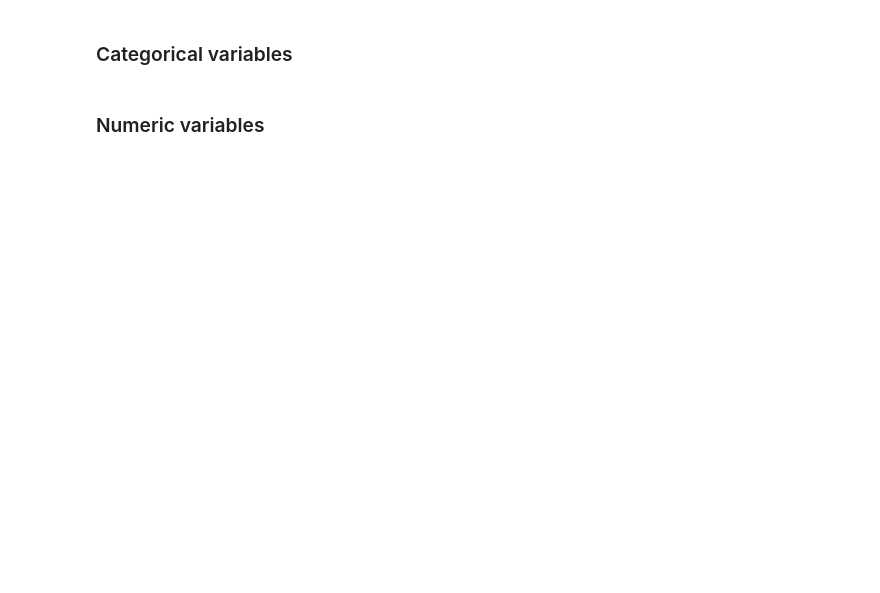
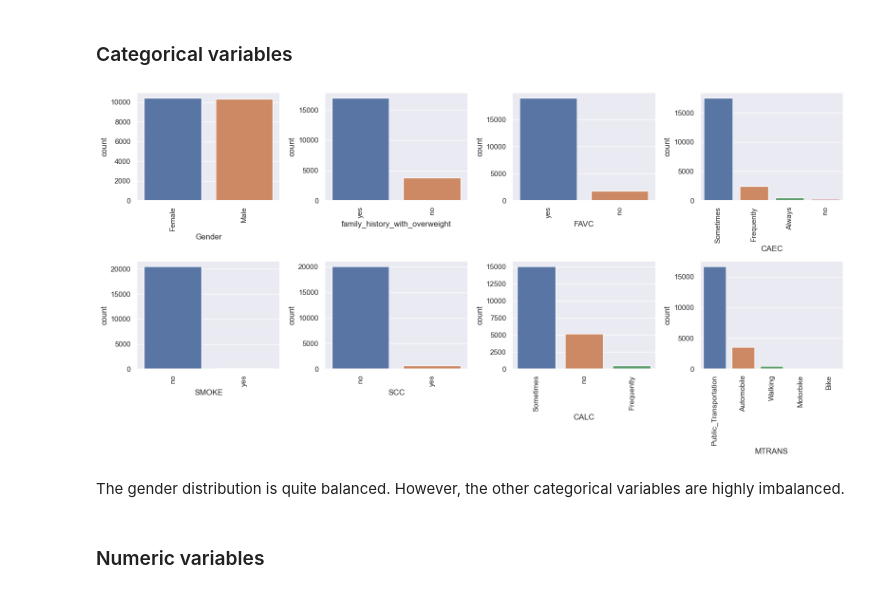
Before and after one commit to lu-julia/data-science-projects, a Jupyter notebook: Obesity Risk Prediction/obesity_risk_prediction.ipynb, the cells around one changed output. Saved outputs shown, nothing was run; the diff lists cells and outputs as text; code cells hidden in the pictures; blank space fills up the shorter version.

```diff
--- a/Obesity Risk Prediction/obesity_risk_prediction.ipynb
+++ b/Obesity Risk Prediction/obesity_risk_prediction.ipynb
@@ -163,6 +166,18 @@ plt.show()
 ### Categorical variables
 # %%
 categorical_cols = ['Gender', 'family_history_with_overweight', 'FAVC', 'CAEC', 'SMOKE', 'SCC', 'CALC', 'MTRANS']
+# %%
+fig, axes = plt.subplots(nrows=2, ncols=4, figsize=(16, 8))
+axes = axes.flatten()
+for i, var in enumerate(categorical_cols):
+    sns.countplot(x=var, data=df_train, order=df_train[var].value_counts().index, ax=axes[i])
+    axes[i].tick_params(axis='x', rotation=90)
+plt.tight_layout()
+plt.show()
+# %% [output]
+[figure, added]
+# %% [markdown]
+The gender distribution is quite balanced. However, the other categorical variables are highly imbalanced.
 # %% [markdown]
 ### Numeric variables
 # %%
```
Also changed, not shown: parts of 17 cells of this notebook.
